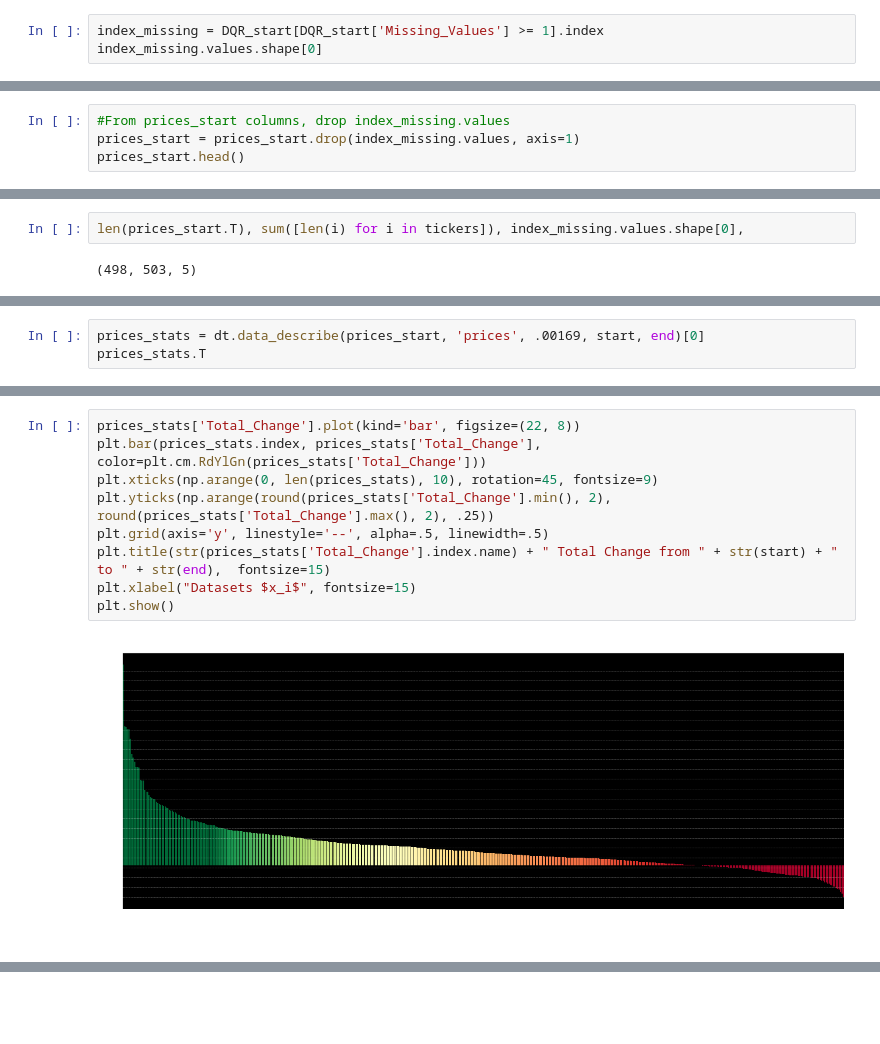
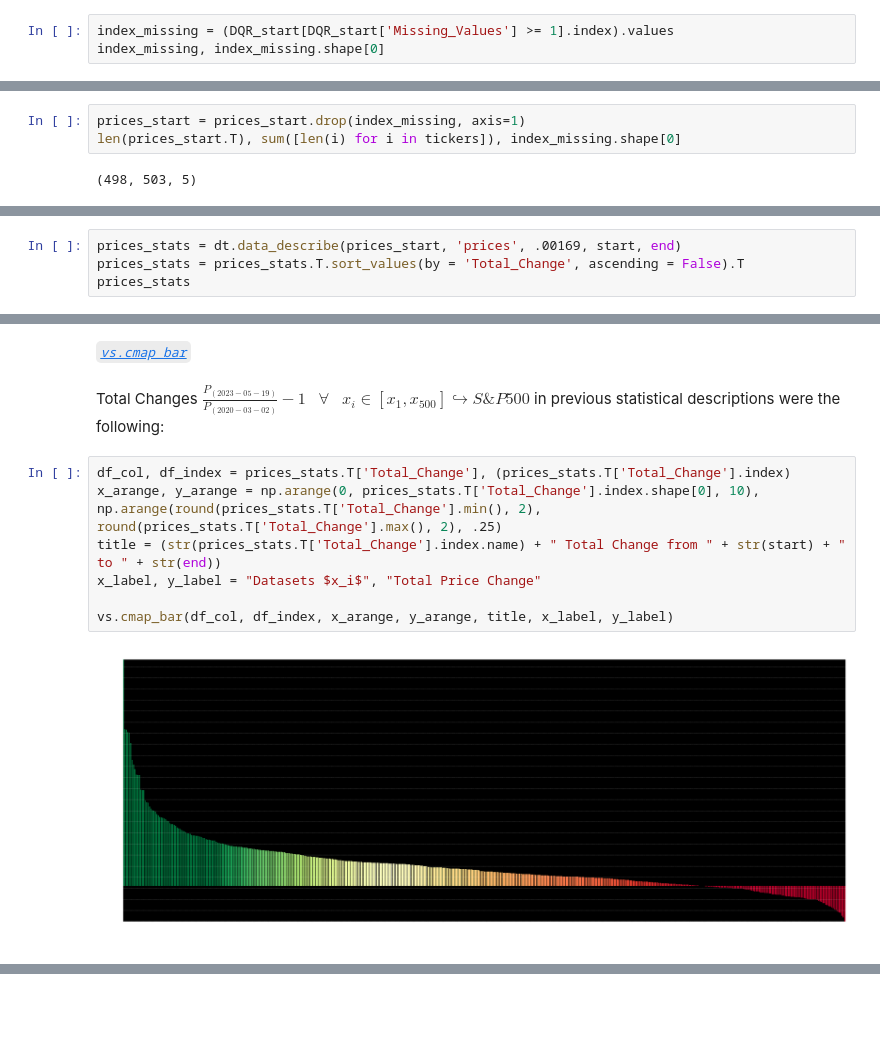
Before and after one commit to EMarquez7/Examen-de-Simulaci-n-2, a Jupyter notebook: Optimization.ipynb, the cells around one changed output, grey strips where cells are left out. Drawn from its saved outputs; the diff is of its cells as text.

Commit message:
Descriptive and Statistic function made more efficient

```diff
--- a/Optimization.ipynb
+++ b/Optimization.ipynb
@@ -416,4 +382,4 @@ DQR_start
 # %%
-index_missing = DQR_start[DQR_start['Missing_Values'] >= 1].index
-index_missing.values.shape[0]
+index_missing = (DQR_start[DQR_start['Missing_Values'] >= 1].index).values
+index_missing, index_missing.shape[0]
 # %% [output]
@@ -423,4 +388,0 @@ index_missing.values.shape[0]
-# %%
-#From prices_start columns, drop index_missing.values
-prices_start = prices_start.drop(index_missing.values, axis=1)
-prices_start.head()
@@ -437,4 +389,5 @@ Whose shape should be the actual_cols = original_cols - missing_cols in prices_s
 # %%
-len(prices_start.T), sum([len(i) for i in tickers]), index_missing.values.shape[0],
+prices_start = prices_start.drop(index_missing, axis=1)
+len(prices_start.T), sum([len(i) for i in tickers]), index_missing.shape[0]
 # %% [output]
 (498, 503, 5)
@@ -443,6 +400,7 @@ prices are statistically described:
 # %%
-prices_stats = dt.data_describe(prices_start, 'prices', .00169, start, end)[0]
-prices_stats.T
+prices_stats = dt.data_describe(prices_start, 'prices', .00169, start, end)
+prices_stats = prices_stats.T.sort_values(by = 'Total_Change', ascending = False).T
+prices_stats
 # %% [output]
 | Companies | EQT | NVDA | FSLR | PWR | ON | MRNA | STLD | DVN | TSLA | FCX | NUE | ... |
 | prices |  |  |  |  |  |  |  |  |  |  |  | ... |
@@ -470,11 +419,13 @@ Index(['EQT', 'NVDA', 'FSLR', 'PWR', 'ON', 'MRNA', 'STLD', 'DVN', 'TSLA',
+# %% [markdown]
+<span style='color:teal'> <u> *[`vs.cmap_bar`](https://github.com/EstebanMqz/SP500-Risk-Optimized-Portfolios-PostCovid-ML/blob/main/visualizations.py)*<br>
+# %% [markdown]
+Total Changes $\frac{P_{{(2023-05-19)}}}{P_{(2020-03-02)}} - 1$ &nbsp; $\forall$ &nbsp; $x_i\in [x_1,x_{500}] \hookrightarrow S\&P500$ in previous statistical descriptions were the following:
 # %%
-prices_stats['Total_Change'].plot(kind='bar', figsize=(22, 8))
-plt.bar(prices_stats.index, prices_stats['Total_Change'], color=plt.cm.RdYlGn(prices_stats['Total_Change']))
-plt.xticks(np.arange(0, len(prices_stats), 10), rotation=45, fontsize=9)
-plt.yticks(np.arange(round(prices_stats['Total_Change'].min(), 2), round(prices_stats['Total_Change'].max(), 2), .25))
-plt.grid(axis='y', linestyle='--', alpha=.5, linewidth=.5)
-plt.title(str(prices_stats['Total_Change'].index.name) + " Total Change from " + str(start) + " to " + str(end),  fontsize=15)
-plt.xlabel("Datasets $x_i$", fontsize=15)
-plt.show()
+df_col, df_index = prices_stats.T['Total_Change'], (prices_stats.T['Total_Change'].index)
+x_arange, y_arange = np.arange(0, prices_stats.T['Total_Change'].index.shape[0], 10), np.arange(round(prices_stats.T['Total_Change'].min(), 2), round(prices_stats.T['Total_Change'].max(), 2), .25)
+title = (str(prices_stats.T['Total_Change'].index.name) + " Total Change from " + str(start) + " to " + str(end))
+x_label, y_label = "Datasets $x_i$", "Total Price Change"
+
+vs.cmap_bar(df_col, df_index, x_arange, y_arange, title, x_label, y_label)
 # %% [output]
-[figure, old version]
+[figure, new version]
```
Also changed, not shown: parts of 44 cells of this notebook, 3 other files.
